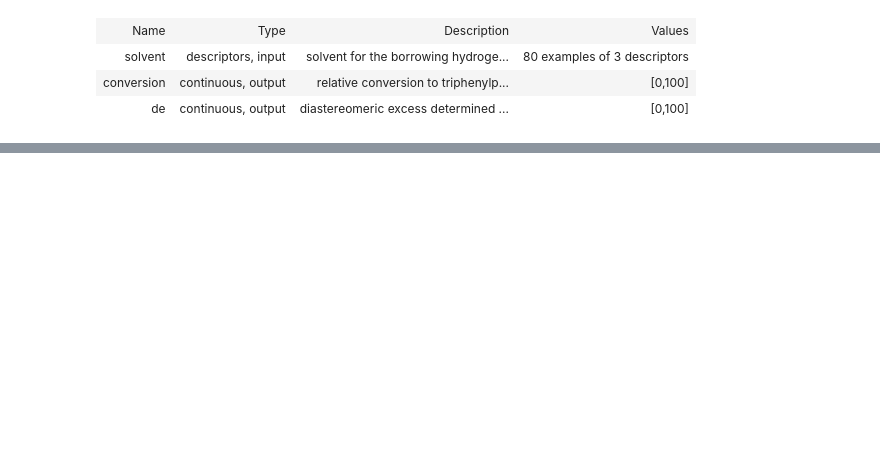
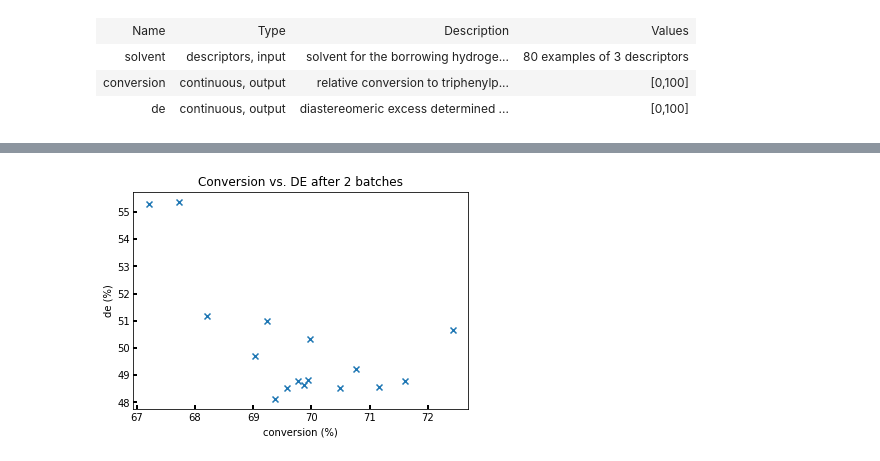
Before and after one commit to sustainable-processes/summit, a Jupyter notebook: case_studies/borrowing_hydrogen/optimization_in_silico.ipynb, the cells around one changed output, grey strips where cells are left out. Saved outputs shown, nothing was run; the diff lists cells and outputs as text; code cells hidden in the pictures; blank space fills up the shorter version.

Commit message:
Update test problem for in-silico optimization to have pareto front

```diff
--- a/case_studies/borrowing_hydrogen/optimization_in_silico.ipynb
+++ b/case_studies/borrowing_hydrogen/optimization_in_silico.ipynb
@@ -142,4 +168,5 @@ models = [GPyModel(kernel=kernels[i]) for i in range(2)]
 # tsemo = TSEMO(domain, models, acquisition=HV(), optimizer=EnumerationOptimizer())
 tsemo = TSEMO(domain, models)
 design = tsemo.generate_experiments(initial_experiments, 8,
-                                    normalize=False, num_spectral_samples=500)
+                                    normalize=True, num_spectral_samples=500)
+design
@@ -158,0 +184,16 @@ design
+# %%
+#Next set of experiments
+num_batches = 4
+lengthscales = np.zeros([num_batches, num_components, 2])
+lengthscales[0, :, :] = np.array([model._model.kern.lengthscale.values for model in models]).T
+experiments = initial_experiments.copy()
+new_experiments = [experiment(cas, random_state)
+                   for cas in design.index.values]
+new_experiments = np.array(new_experiments)
+new_experiments = DataSet({('conversion', 'DATA'): new_experiments[:, 0],
+                           ('de', 'DATA'): new_experiments[:, 1],
+                           ('solvent', 'DATA'): design.index.values})
+new_experiments = new_experiments.set_index(np.arange(8, 16))
+new_experiments.columns.names = ['NAME', 'TYPE']
+previous_experiments = initial_experiments.append(new_experiments)
+previous_experiments
@@ -158,0 +218,14 @@ design
+# %%
+#Visualize the data
+fig = plt.figure()
+ax = plt.subplot(111)
+data = previous_experiments.data_to_numpy()
+ax.scatter(data[:, 0], data[:, 1], marker='x')
+ax.tick_params(direction='in', length=4, width=2)
+plt.xlabel('conversion (%)'); plt.ylabel('de (%)')
+plt.title('Conversion vs. DE after 2 batches')
+plt.savefig('outputs/in_silico_pareto_2_batches.png')
+plt.savefig('outputs/in_silico_pareto_2_batches.svg')
+# print(f"Promising solvent: {}")
+# %% [output]
+[figure, added]
```
Also changed, not shown: parts of 13 cells of this notebook, 2 other files.
